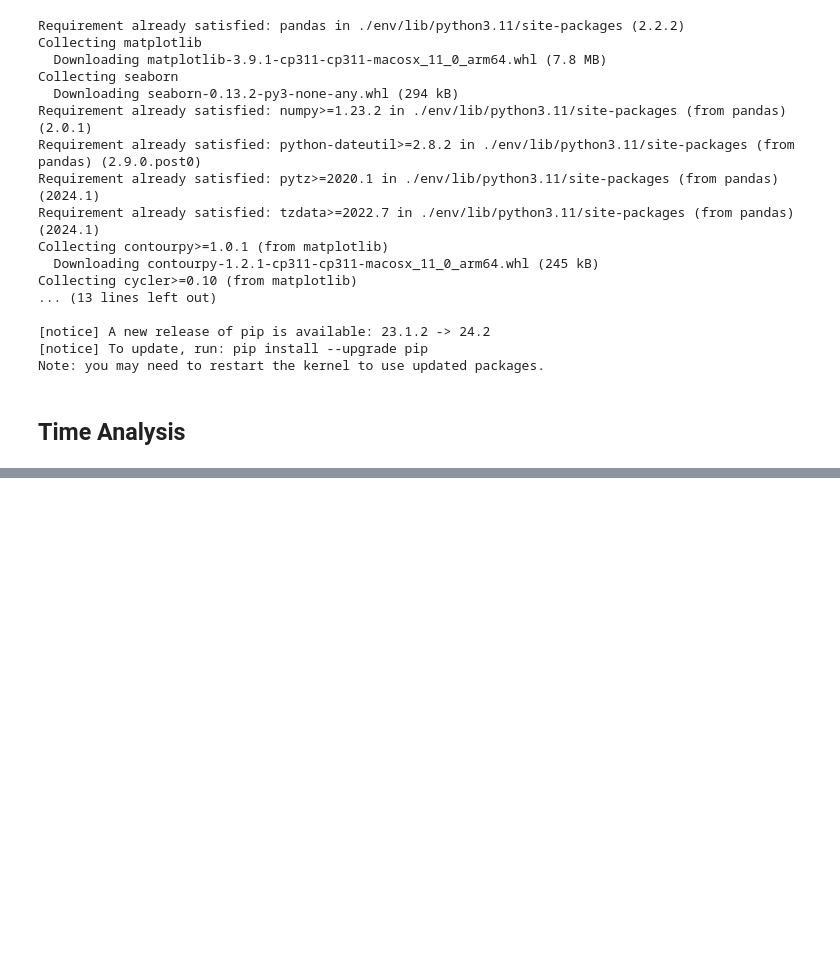
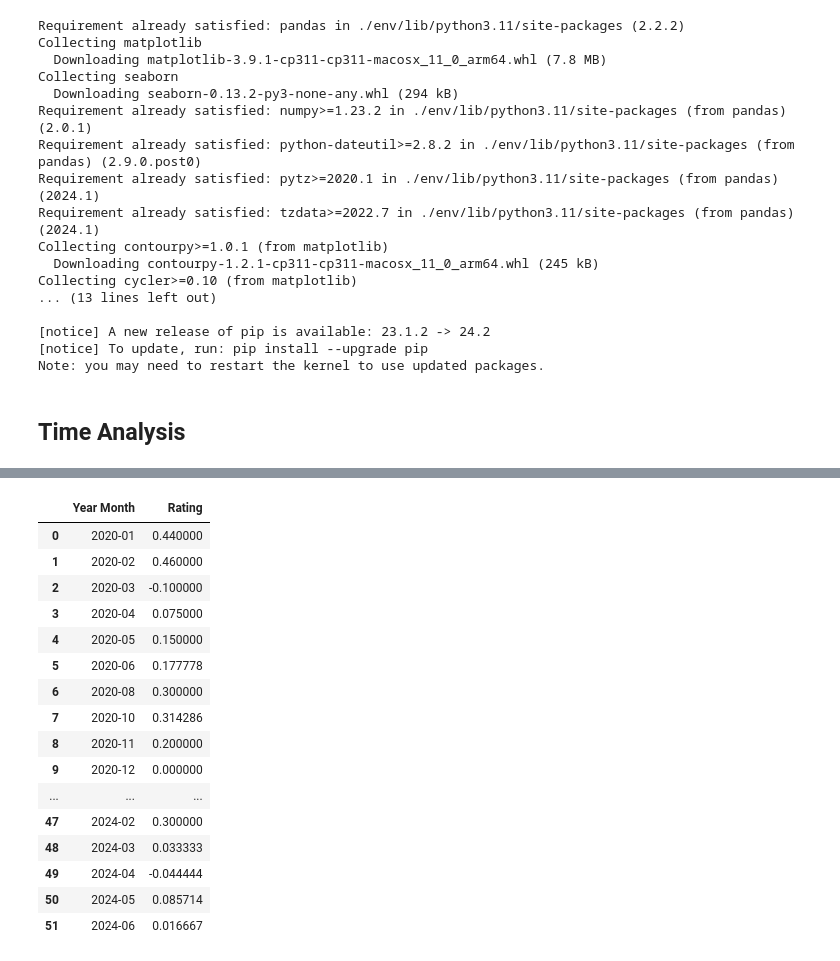
Before and after one commit to loowenwen/jtc-market-sentiments, a Jupyter notebook: market_sentiments.ipynb, the cells around one changed output, grey strips where cells are left out. Saved outputs shown, nothing was run; the diff lists cells and outputs as text; code cells hidden in the pictures; blank space fills up the shorter version.

```diff
--- a/market_sentiments.ipynb
+++ b/market_sentiments.ipynb
@@ -82,0 +71,20 @@ plt.show()
+# %%
+sentiments_month
+# %% [output]
+|  | Year Month | Rating |
+| 0 | 2020-01 | 0.440000 |
+| 1 | 2020-02 | 0.460000 |
+| 2 | 2020-03 | -0.100000 |
+| 3 | 2020-04 | 0.075000 |
+| 4 | 2020-05 | 0.150000 |
+| 5 | 2020-06 | 0.177778 |
+| 6 | 2020-08 | 0.300000 |
+| 7 | 2020-10 | 0.314286 |
+| 8 | 2020-11 | 0.200000 |
+| 9 | 2020-12 | 0.000000 |
+| ... | ... | ... |
+| 47 | 2024-02 | 0.300000 |
+| 48 | 2024-03 | 0.033333 |
+| 49 | 2024-04 | -0.044444 |
+| 50 | 2024-05 | 0.085714 |
+| 51 | 2024-06 | 0.016667 |
```
Also changed, not shown: parts of 7 cells of this notebook, 1 other file.
